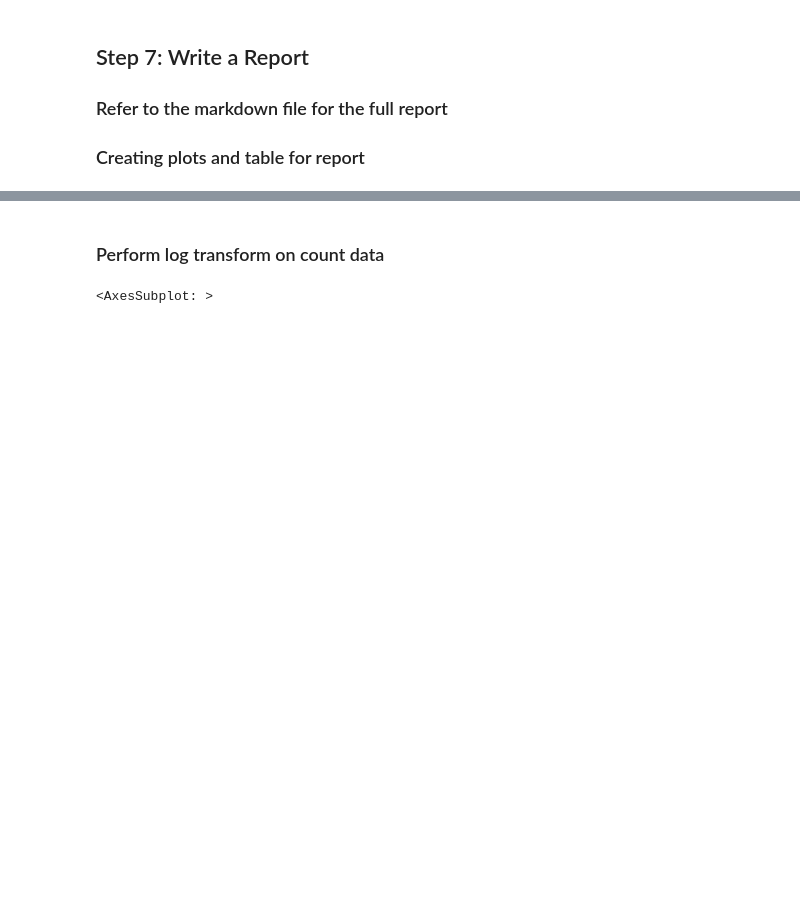
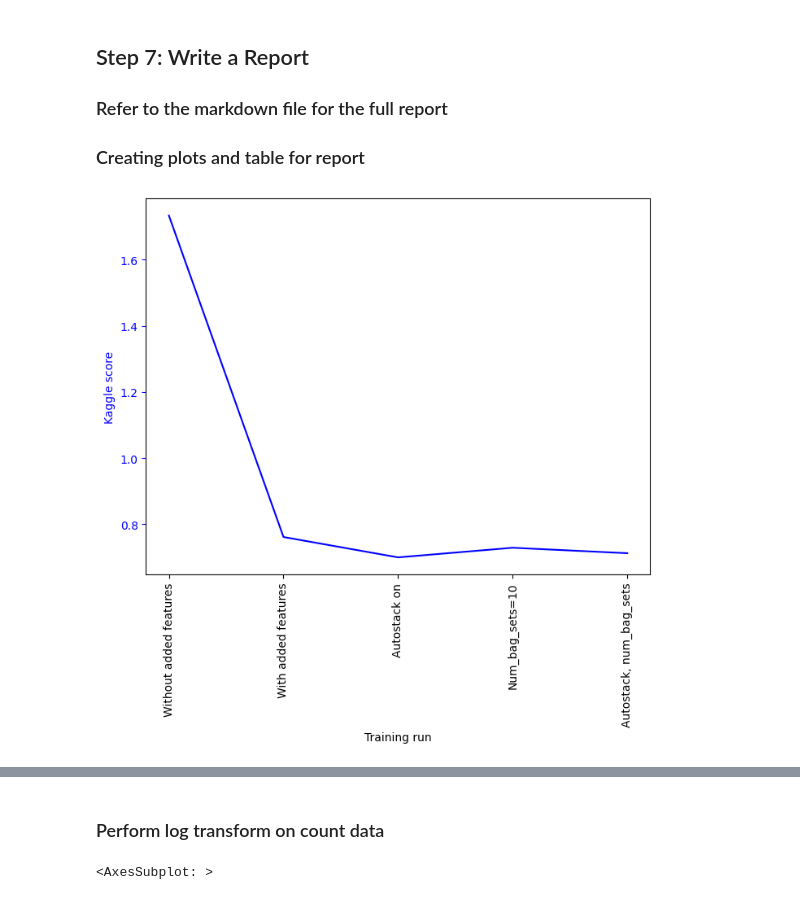
Before and after one commit to sabrinajvalcin/AutoGluon_Bike_share_demad, a Jupyter notebook: autogluon_bikeshare.ipynb, the cells around one changed output, grey strips where cells are left out. Saved outputs shown, nothing was run; the diff lists cells and outputs as text; code cells hidden in the pictures; blank space fills up the shorter version.

```diff
--- a/autogluon_bikeshare.ipynb
+++ b/autogluon_bikeshare.ipynb
@@ -328,11 +777,13 @@ kaggle_scores = pd.DataFrame(
     })
 # %%
 fig, ax = plt.subplots(figsize = (8,6))
-ax.plot(kaggle_scores["Training run"], kaggle_scores['score'], color='blue')
+ax.plot(kaggle_scores["Training run"], kaggle_scores['Kaggle score'], color='blue')
 ax.set_xticklabels(kaggle_scores['Training run'],rotation=90)
 ax.set_xlabel('Training run')
 ax.set_ylabel('Kaggle score', color='blue')
 ax.tick_params('y', colors='blue')
+# %% [output]
+[figure, added]
 # %%
 fig.savefig('model_kaggle_score.png')
 # %%
```
Also changed, not shown: parts of 47 cells of this notebook.
